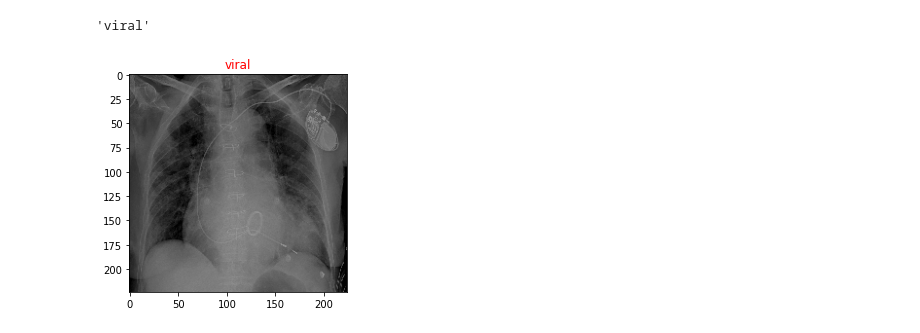
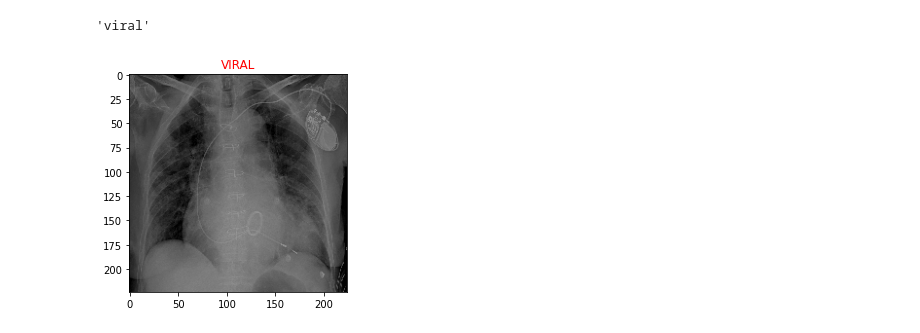
Before and after one commit to fabiomattes2016/ASMDIR, a Jupyter notebook: ASMDIR.ipynb, the cells around one changed output. Saved outputs shown, nothing was run; the diff lists cells and outputs as text; code cells hidden in the pictures.

```diff
--- a/ASMDIR.ipynb
+++ b/ASMDIR.ipynb
@@ -405,7 +405,7 @@ prediction
 'viral'
 # %%
 img = tf.keras.preprocessing.image.load_img(r''+amostra, target_size=(224,224))
-plt.title(prediction, color='red')
+plt.title(prediction.upper(), color='red')
 plt.imshow(img);
 # %% [output]
-[figure, old version]
+[figure, new version]
```
Also changed, not shown: parts of 1 cell of this notebook.
